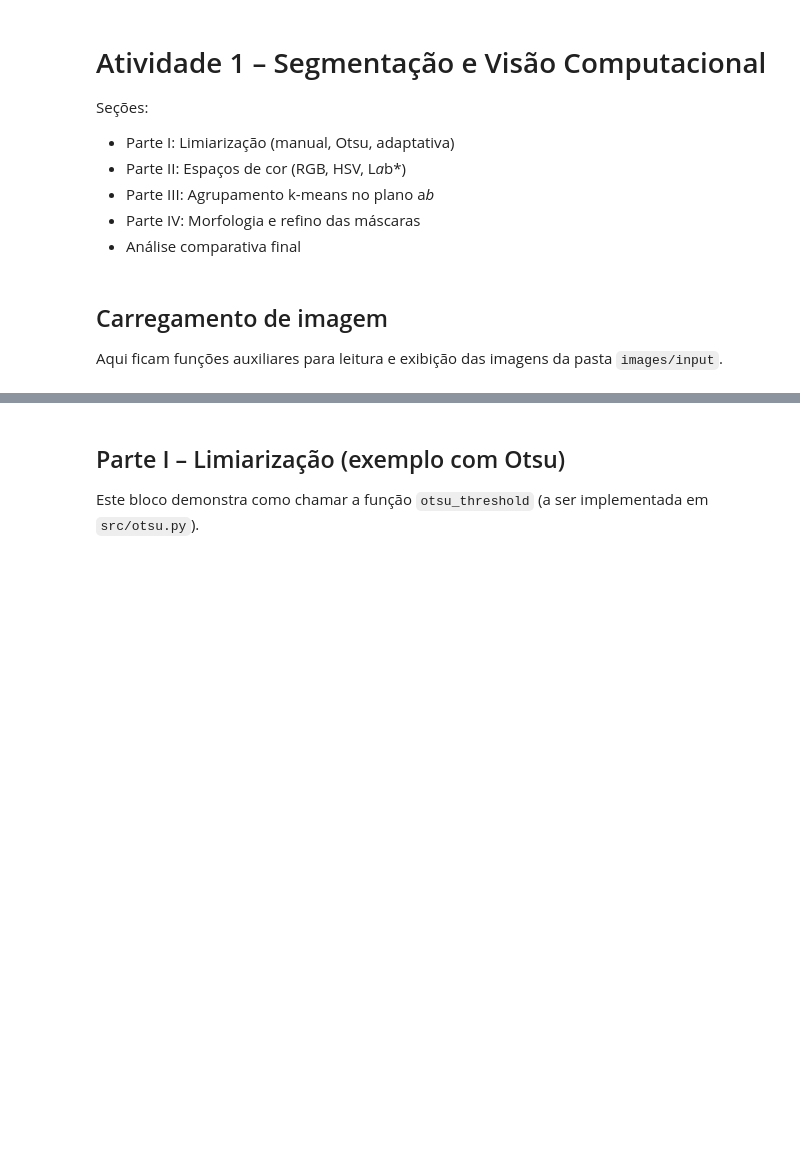
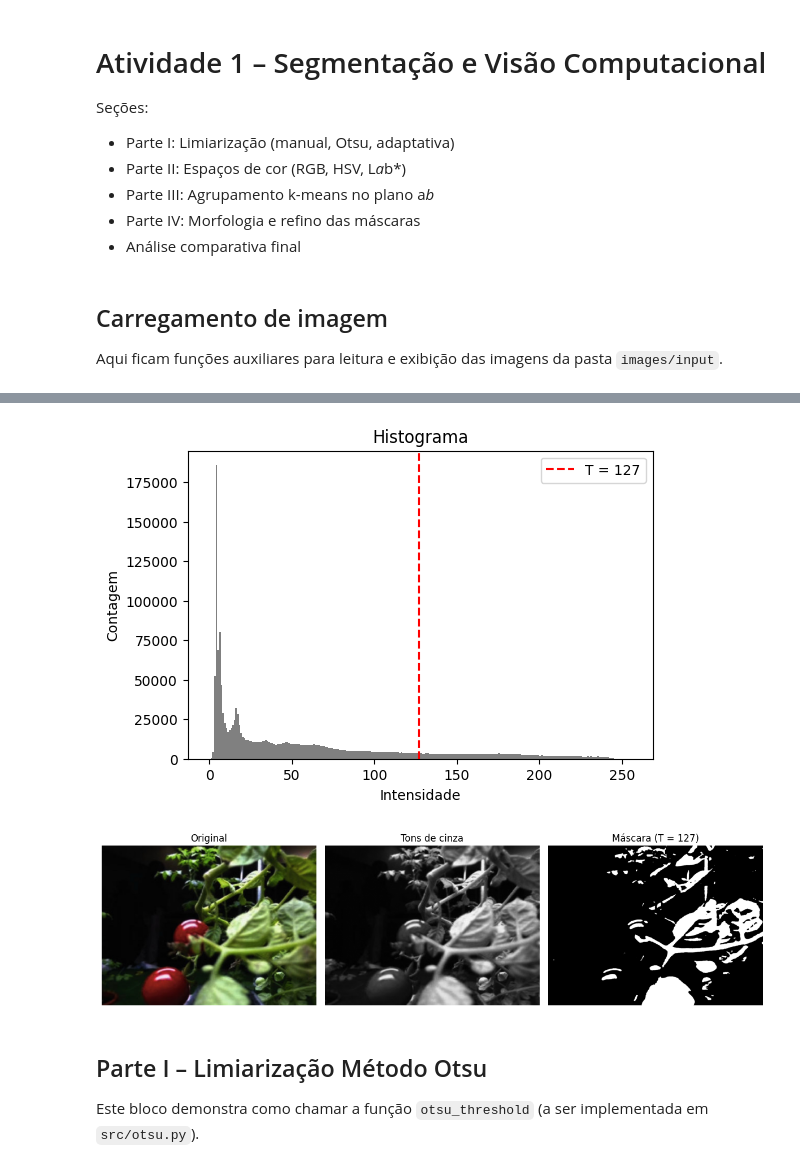
Before and after one commit to m9tzin/segmentation-cvis, a Jupyter notebook: notebook/atividade_segmentacao.ipynb, the cells around one changed output, grey strips where cells are left out. Cells and saved outputs as stored; diff of their text form; code cells hidden in the pictures; blank space fills up the shorter version.

Commit message:
feat: implements manual thresholding and the Otsu method

```diff
--- a/notebook/atividade_segmentacao.ipynb
+++ b/notebook/atividade_segmentacao.ipynb
@@ -10,16 +10,23 @@ Seções:
 - Análise comparativa final
 # %%
 from pathlib import Path
+import sys
 
 import numpy as np
 import cv2
 from skimage import color
 import matplotlib.pyplot as plt
 
+sys.path.append("../src")
+from otsu import otsu_threshold
+
 plt.rcParams["figure.figsize"] = (6, 4)
 
-DATA_DIR = Path("images") / "input"
-RESULTS_DIR = Path("images") / "results"
+# Raiz do projeto = pai da pasta notebook/
+ROOT = Path().resolve().parent
+DATA_DIR = ROOT / "images" / "input"
+DATA_DIR.mkdir(parents=True, exist_ok=True)
+RESULTS_DIR = ROOT / "images" / "results"
 RESULTS_DIR.mkdir(parents=True, exist_ok=True)
 # %% [markdown]
 ## Carregamento de imagem
@@ -53,5 +64,31 @@ def show_side_by_side(images, titles):
+# %%
+# Carrega a imagem colorida e converte para escala de cinza
+img_rgb = load_rgb("tomates-corke.png")
+img_gray = cv2.cvtColor(img_rgb, cv2.COLOR_RGB2GRAY)
+
+# Limiar fixo escolhido manualmente — pixels >= T viram branco, demais preto
+T = 127
+mask = (img_gray >= T).astype(np.uint8) * 255
+
+# Histograma da imagem em cinza com marcação visual do limiar escolhido
+plt.hist(img_gray.flatten(), bins=256, range=(0, 256), color='gray')
+plt.axvline(T, color='red', linestyle='--', label=f'T = {T}')
+plt.title("Histograma")
+plt.xlabel("Intensidade")
+plt.ylabel("Contagem")
+plt.legend()
+plt.show()
+
+# Comparação visual: original, cinza e máscara binária
+show_side_by_side(
+    [img_rgb, img_gray, mask],
+    ["Original", "Tons de cinza", f"Máscara (T = {T})"]
+)
+# %% [output]
+[figure, added]
+[figure, added]
 # %% [markdown]
-## Parte I – Limiarização (exemplo com Otsu)
+## Parte I – Limiarização Método Otsu
 
 Este bloco demonstra como chamar a função `otsu_threshold` (a ser implementada em `src/otsu.py`).
 # %%
```
Also changed, not shown: parts of 2 cells of this notebook.
